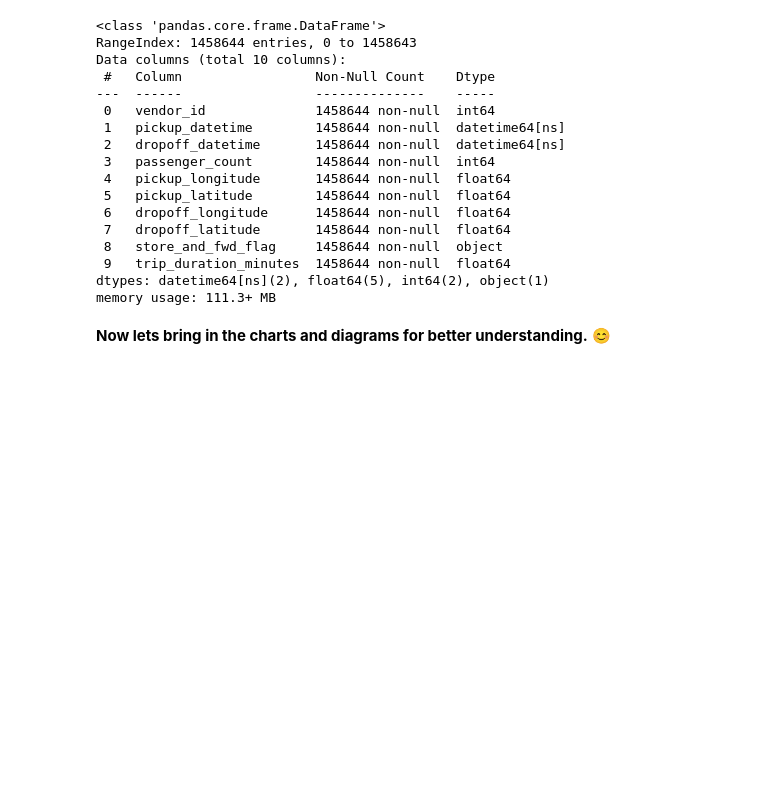
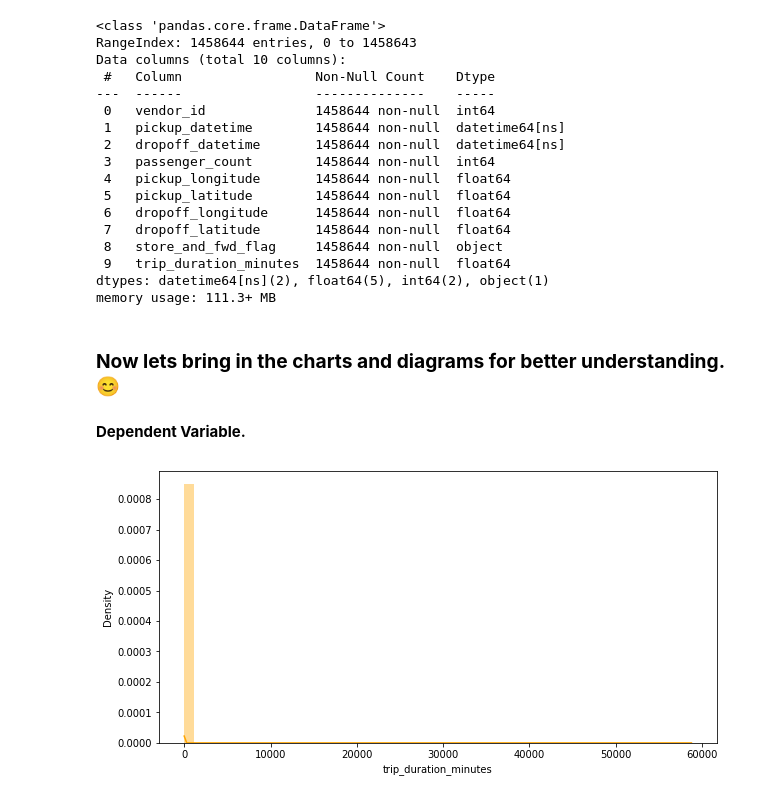
Before and after one commit to anishjohnson/NYC_Taxi_Trip_Time_Prediction, a Jupyter notebook: NYC_Taxi_TripDuration_Prediction.ipynb, the cells around one changed output. Cells and saved outputs as stored; diff of their text form; code cells hidden in the pictures; blank space fills up the shorter version.

```diff
--- a/NYC_Taxi_TripDuration_Prediction.ipynb
+++ b/NYC_Taxi_TripDuration_Prediction.ipynb
@@ -183,4 +183,13 @@ Data columns (total 10 columns):
 dtypes: datetime64[ns](2), float64(5), int64(2), object(1)
 memory usage: 111.3+ MB
 # %% [markdown]
-**Now lets bring in the charts and diagrams for better understanding.** 😊
+### **Now lets bring in the charts and diagrams for better understanding.** 😊
+# %% [markdown]
+**Dependent Variable.**
+# %%
+# Check out the trip_duration.
+plt.figure(figsize=(10,5))
+sns.distplot(nyc_df['trip_duration_minutes'], color='orange')
+plt.show()
+# %% [output]
+[figure, added]
```
Also changed, not shown: parts of 2 cells of this notebook.
